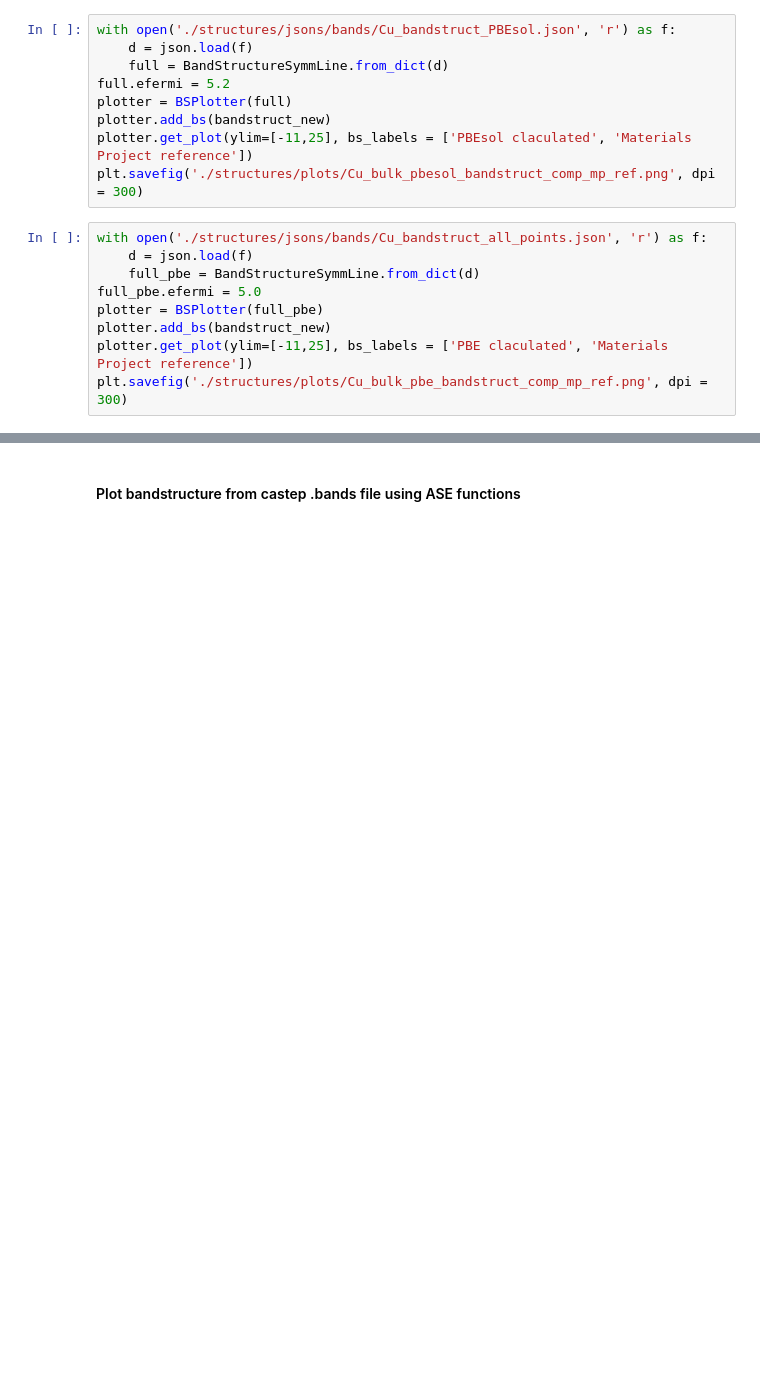
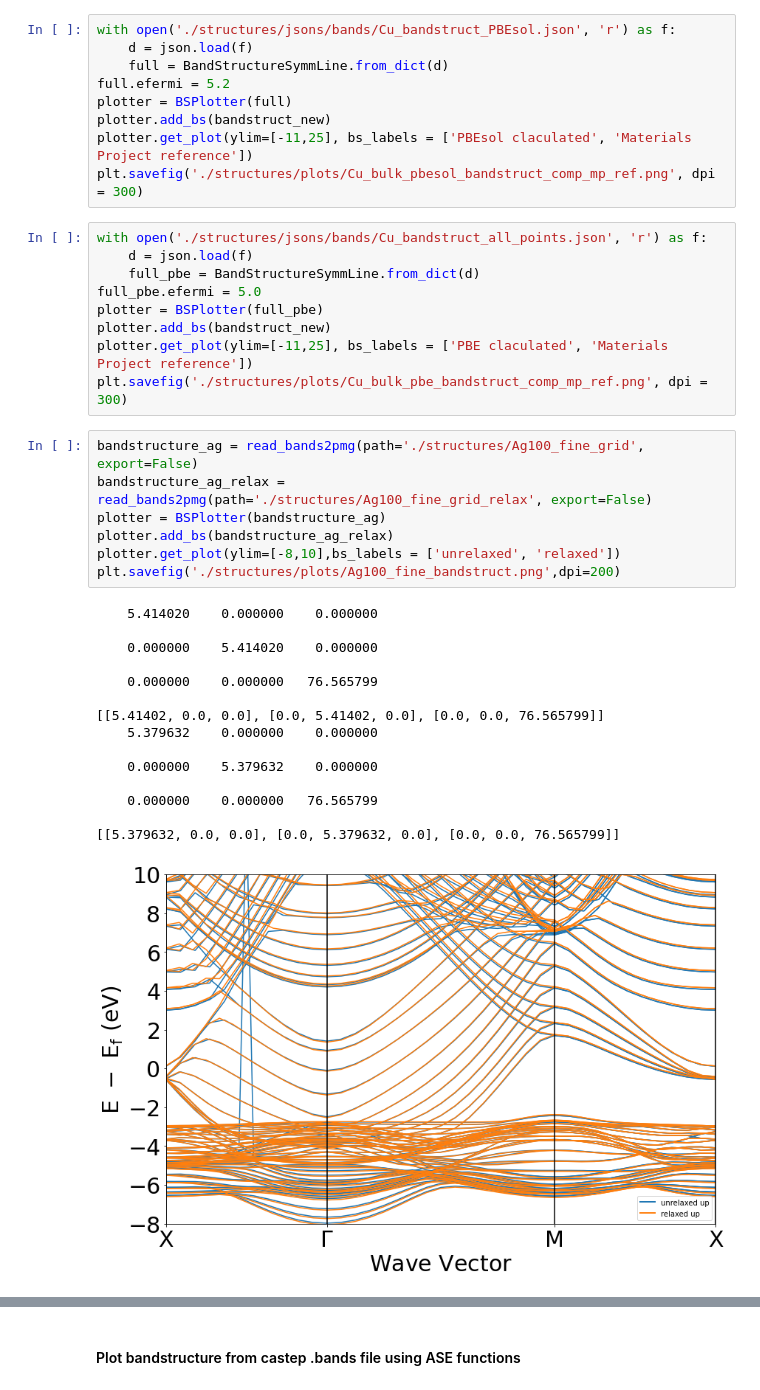
Before and after one commit to wuppersaver/photoemission, a Jupyter notebook: Plotting.ipynb, the cells around one changed output, grey strips where cells are left out. Cells and saved outputs as stored; diff of their text form; blank space fills up the shorter version.

```diff
--- a/Plotting.ipynb
+++ b/Plotting.ipynb
@@ -431,3 +430,26 @@ plotter = BSPlotter(full_pbe)
 plotter.add_bs(bandstruct_new)
 plotter.get_plot(ylim=[-11,25], bs_labels = ['PBE claculated', 'Materials Project reference'])
 plt.savefig('./structures/plots/Cu_bulk_pbe_bandstruct_comp_mp_ref.png', dpi = 300)
+# %%
+bandstructure_ag = read_bands2pmg(path='./structures/Ag100_fine_grid', export=False)
+bandstructure_ag_relax = read_bands2pmg(path='./structures/Ag100_fine_grid_relax', export=False)
+plotter = BSPlotter(bandstructure_ag)
+plotter.add_bs(bandstructure_ag_relax)
+plotter.get_plot(ylim=[-8,10],bs_labels = ['unrelaxed', 'relaxed'])
+plt.savefig('./structures/plots/Ag100_fine_bandstruct.png',dpi=200)
+# %% [output]
+    5.414020    0.000000    0.000000
+
+    0.000000    5.414020    0.000000
+
+    0.000000    0.000000   76.565799
+
+[[5.41402, 0.0, 0.0], [0.0, 5.41402, 0.0], [0.0, 0.0, 76.565799]]
+    5.379632    0.000000    0.000000
+
+    0.000000    5.379632    0.000000
+
+    0.000000    0.000000   76.565799
+
+[[5.379632, 0.0, 0.0], [0.0, 5.379632, 0.0], [0.0, 0.0, 76.565799]]
+[figure, added]
```
Also changed, not shown: parts of 7 cells of this notebook, 2 other files.
